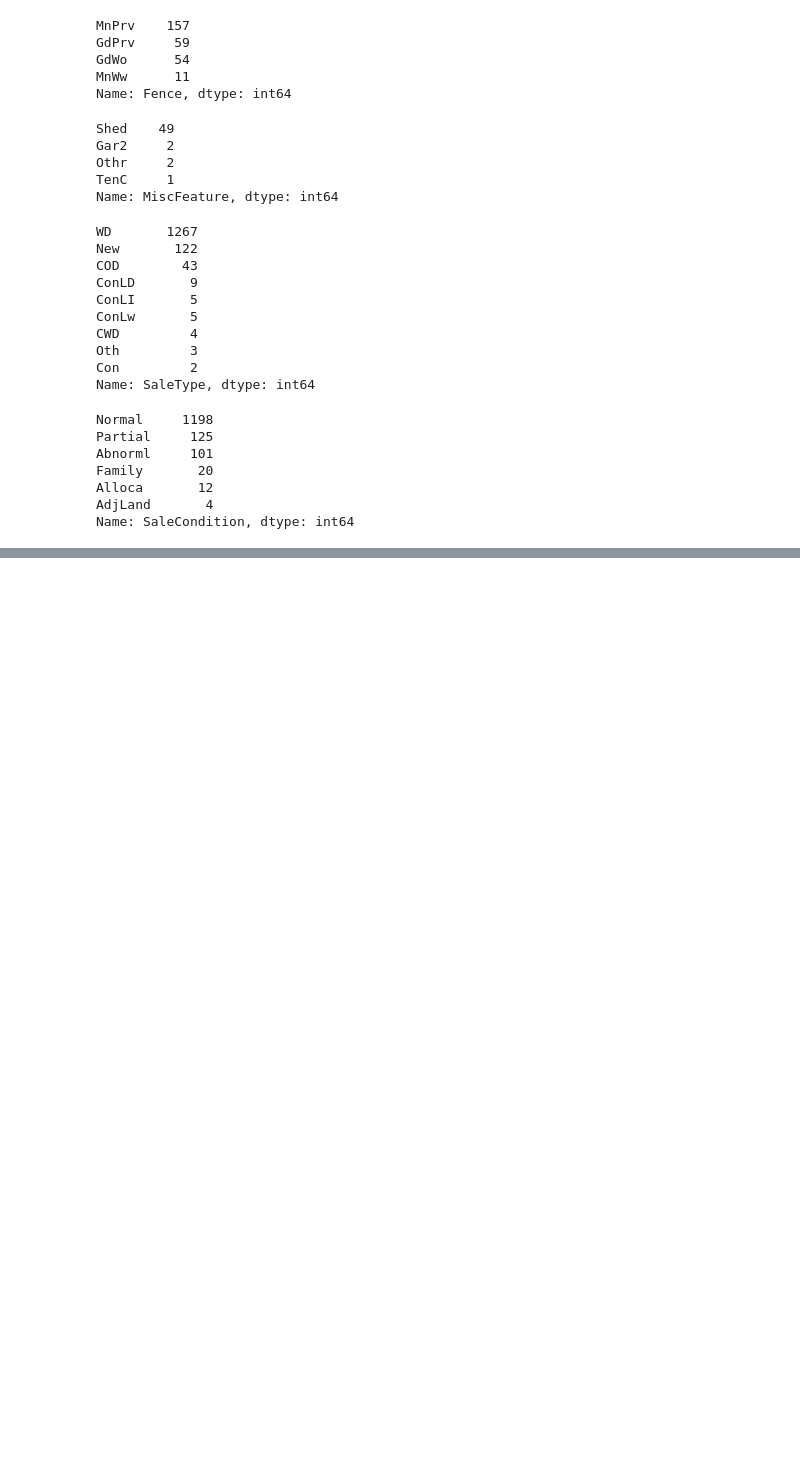
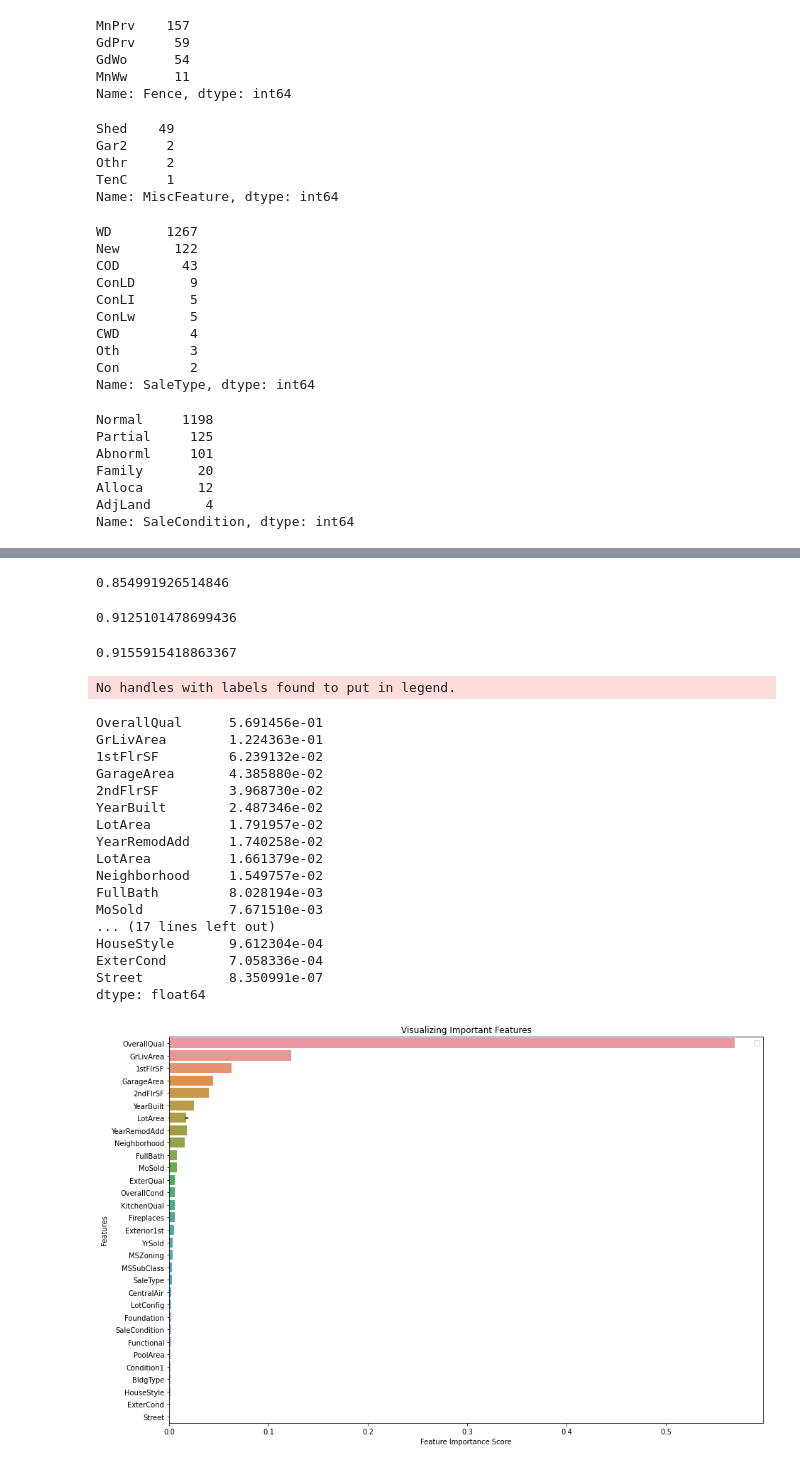
Before and after one commit to vijayk0747/Housing_Predictions, a Jupyter notebook: House Sale Prediction.ipynb, the cells around one changed output, grey strips where cells are left out. Drawn from its saved outputs; the diff is of its cells as text; code cells hidden in the pictures; blank space fills up the shorter version.

Commit message:
Models added

```diff
--- a/House Sale Prediction.ipynb
+++ b/House Sale Prediction.ipynb
@@ -811,0 +846,66 @@ df.loc[df["SaleCondition"] == "AdjLand", "SaleCondition"] = 5
+# %%
+x_columns = ["MSSubClass", "MSZoning", "SaleCondition", "YrSold", "LotArea", "SaleType", "Functional",
+             "LotArea", "Neighborhood", "Condition1", "BldgType", "HouseStyle", "ExterCond", "Street",
+             "OverallQual", "OverallCond", "YearBuilt", "YearRemodAdd", "Exterior1st", "ExterQual",
+             "Foundation", "CentralAir", "1stFlrSF", "2ndFlrSF", "GrLivArea", "FullBath", "KitchenQual",
+             "Fireplaces", "GarageArea", "PoolArea", "MoSold", "LotConfig"]
+y = df["SalePrice"]
+X = df[x_columns]
+X_train, X_test, y_train, y_test = train_test_split (X, y, train_size = 0.85, random_state = 1)
+# %%
+reg = LinearRegression()
+reg.fit(X_train, y_train)
+print(reg.score(X_test, y_test))
+# %% [output]
+0.854991926514846
+# %%
+#We run a boosting model.
+
+gb = GradientBoostingRegressor()
+gb.fit(X_train, y_train)
+print(gb.score(X_test, y_test))
+# %% [output]
+0.9125101478699436
+# %%
+forest_reg = RandomForestRegressor(random_state=1)
+forest_reg.fit(X_train, y_train)
+
+print(forest_reg.score(X_test, y_test))
+# %% [output]
+0.9155915418863367
+# %%
+#We take our best model and look at the factors that were the most important in determining the Airbnb prices.
+
+feature_imp = pd.Series(forest_reg.feature_importances_,index=x_columns).sort_values(ascending=False)
+print(feature_imp)
+
+%matplotlib inline
+# Creating a bar plot
+plt.figure(figsize=(15,10))
+sns.barplot(x=feature_imp, y=feature_imp.index)
+# Add labels to your graph
+plt.xlabel('Feature Importance Score')
+plt.ylabel('Features')
+plt.title("Visualizing Important Features")
+plt.legend()
+plt.show()
+# %% [output]
+No handles with labels found to put in legend.
+OverallQual      5.691456e-01
+GrLivArea        1.224363e-01
+1stFlrSF         6.239132e-02
+GarageArea       4.385880e-02
+2ndFlrSF         3.968730e-02
+YearBuilt        2.487346e-02
+LotArea          1.791957e-02
+YearRemodAdd     1.740258e-02
+LotArea          1.661379e-02
+Neighborhood     1.549757e-02
+FullBath         8.028194e-03
+MoSold           7.671510e-03
+... (17 lines left out)
+HouseStyle       9.612304e-04
+ExterCond        7.058336e-04
+Street           8.350991e-07
+dtype: float64
+[figure, added]
```
Also changed, not shown: parts of 9 cells of this notebook.
